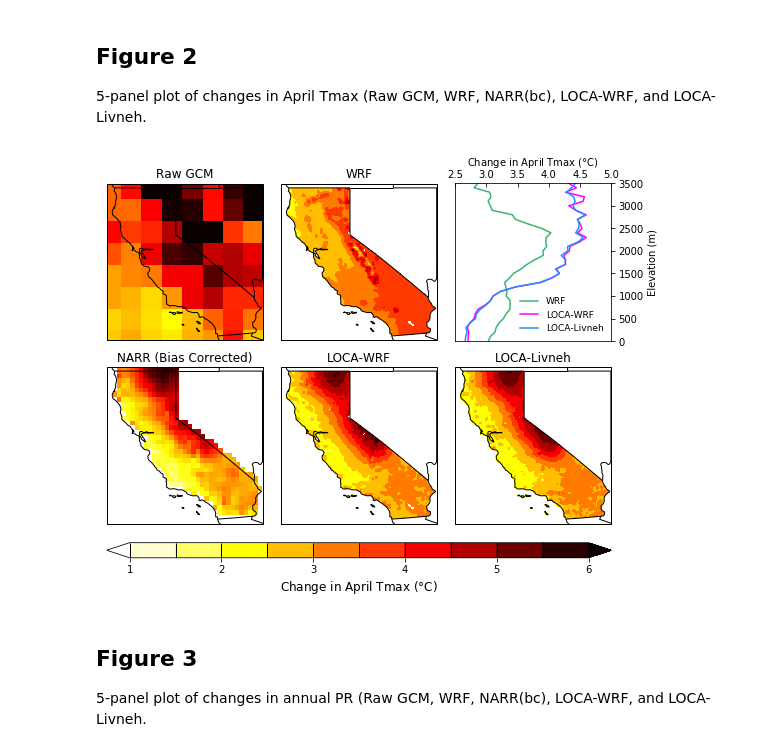
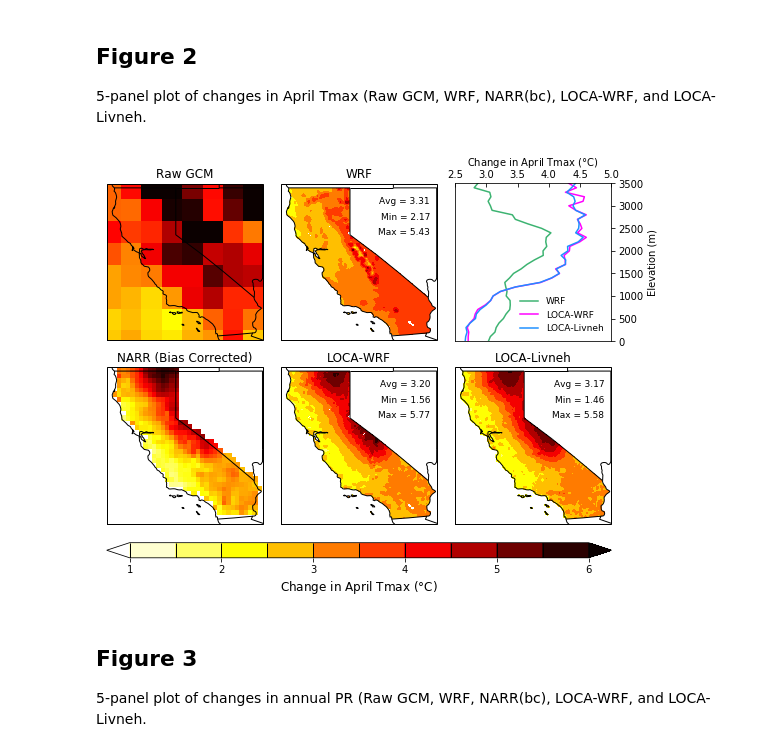
Before and after one commit to neil-berg/doe-downscaling, a Jupyter notebook: paper-figures.ipynb, the cells around one changed output. Cells and saved outputs as stored; diff of their text form; code cells hidden in the pictures.

Commit message:
subpanel text

```diff
--- a/paper-figures.ipynb
+++ b/paper-figures.ipynb
@@ -250,6 +372,19 @@ for h in range(0,3600,100):
     loca_wrf_list.append(temp_df['LOCA-WRF'])
     loca_livneh_list.append(temp_df['LOCA-Livneh'])
 
+# AVG, MIN, and MAX statistics
+wrf_change_tmax_real = wrf_change_tmax[wrf_change_tmax > -100] # quick way to filter out nans
+wrf_change_tmax_avg, wrf_change_tmax_min, wrf_change_tmax_max = np.mean(wrf_change_tmax_real),\
+                                    np.min(wrf_change_tmax_real), np.max(wrf_change_tmax_real)
+
+loca_wrf_change_tmax_real = loca_wrf_change_tmax[loca_wrf_change_tmax > -100] # quick way to filter out nans
+loca_wrf_change_tmax_avg, loca_wrf_change_tmax_min, loca_wrf_change_tmax_max = np.mean(loca_wrf_change_tmax_real), \
+                    np.min(loca_wrf_change_tmax_real), np.max(loca_wrf_change_tmax_real)
+
+loca_livneh_change_tmax_real = loca_livneh_change_tmax[loca_livneh_change_tmax > -100] # quick way to filter out nans
+loca_livneh_change_tmax_avg, loca_livneh_change_tmax_min, loca_livneh_change_tmax_max = np.mean(loca_livneh_change_tmax_real), \
+                    np.min(loca_livneh_change_tmax_real), np.max(loca_livneh_change_tmax_real)
+
 # Figure ---
 plot_ticks = np.linspace(1,6,11)
 
@@ -276,6 +411,18 @@ ax2.set_title('WRF', fontsize=12)
 ax2.add_feature(states_provinces, edgecolor='black')
 ax2.add_feature(cfeature.BORDERS)
 ax2.set_extent([235.25,246,32.25,42.25])
+ax2.text(-114.5, 41, 'Avg = {0:.2f}'.format(wrf_change_tmax_avg),
+        horizontalalignment='right',
+        transform=ccrs.Geodetic(),
+        fontsize=9)
+ax2.text(-114.5, 40, 'Min = {0:.2f}'.format(wrf_change_tmax_min),
+        horizontalalignment='right',
+        transform=ccrs.Geodetic(),
+        fontsize=9)
+ax2.text(-114.5, 39, 'Max = {0:.2f}'.format(wrf_change_tmax_max),
+        horizontalalignment='right',
+        transform=ccrs.Geodetic(),
+        fontsize=9)
 plot2 = ax2.contourf(same_lon, same_lat, wrf_change_tmax, plot_ticks,
                      transform=ccrs.PlateCarree(), cmap='hot_r', extend='both')
 ax2.set_aspect(abs(x1-x0)/abs(y1-y0))
@@ -319,6 +466,18 @@ ax5.set_title('LOCA-WRF', fontsize=12)
 ax5.add_feature(states_provinces, edgecolor='black')
 ax5.add_feature(cfeature.BORDERS)
 ax5.set_extent([235.25,246,32.25,42.25])
+ax5.text(-114.5, 41, 'Avg = {0:.2f}'.format(loca_wrf_change_tmax_avg),
+        horizontalalignment='right',
+        transform=ccrs.Geodetic(),
+        fontsize=9)
+ax5.text(-114.5, 40, 'Min = {0:.2f}'.format(loca_wrf_change_tmax_min),
+        horizontalalignment='right',
+        transform=ccrs.Geodetic(),
+        fontsize=9)
+ax5.text(-114.5, 39, 'Max = {0:.2f}'.format(loca_wrf_change_tmax_max),
+        horizontalalignment='right',
+        transform=ccrs.Geodetic(),
+        fontsize=9)
 plot5 = ax5.contourf(same_lon, same_lat, loca_wrf_change_tmax, plot_ticks,
                      transform=ccrs.PlateCarree(), cmap='hot_r', extend='both')
 ax5.set_aspect(abs(x1-x0)/abs(y1-y0))
@@ -327,34 +486,46 @@ ax5.set_aspect(abs(x1-x0)/abs(y1-y0))
 ax6 = fig.add_subplot(2, 3, 6, projection=ccrs.PlateCarree())
 ax6.coastlines('50m')
 ax6.set_title('LOCA-Livneh', fontsize=12)
 ax6.add_feature(states_provinces, edgecolor='black')
 ax6.add_feature(cfeature.BORDERS)
 ax6.set_extent([235.25,246,32.25,42.25])
+ax6.text(-114.5, 41, 'Avg = {0:.2f}'.format(loca_livneh_change_tmax_avg),
+        horizontalalignment='right',
+        transform=ccrs.Geodetic(),
+        fontsize=9)
+ax6.text(-114.5, 40, 'Min = {0:.2f}'.format(loca_livneh_change_tmax_min),
+        horizontalalignment='right',
+        transform=ccrs.Geodetic(),
+        fontsize=9)
+ax6.text(-114.5, 39, 'Max = {0:.2f}'.format(loca_livneh_change_tmax_max),
+        horizontalalignment='right',
+        transform=ccrs.Geodetic(),
+        fontsize=9)
 plot6 = ax6.contourf(same_lon, same_lat, loca_livneh_change_tmax, plot_ticks,
                      transform=ccrs.PlateCarree(), cmap='hot_r', extend='both')
 ax6.set_aspect(abs(x1-x0)/abs(y1-y0))
 
 fig.tight_layout(h_pad=-3)
 
 # Obtain axes coordinates for each subplot for colorbar positioning
 ax1_pos = ax1.get_position() # details on ax1_pos.x0, .y0, .x1, .y1, .height .width
 ax2_pos = ax2.get_position()
 ax3_pos = ax3.get_position()
 ax4_pos = ax4.get_position()
 ax5_pos = ax5.get_position()
 ax6_pos = ax6.get_position()
 
 # Colorbar for all panels
 cbar_height = 0.035
 cbar_ax = fig.add_axes([ax4_pos.x0, ax4_pos.y0-.02, ax6_pos.x1-ax4_pos.x0, cbar_height]) # bottom left corner x,y, and width, height
 cbar = plt.colorbar(plot2, cax=cbar_ax, orientation='horizontal', drawedges=True, extend='both')
 cbar.dividers.set_edgecolor('black')
 cbar.dividers.set_linewidth(1)
 cbar.set_label('Change in April Tmax '+'('+r'$\degree$'+'C)', fontsize=12)
 
 #plt.savefig('/Users/nberg/Desktop/comparison.eps', dpi=300, bbox_inches='tight')
 # %% [output]
-[figure, old version]
+[figure, new version]
 # %% [markdown]
 ## Figure 3
 
```
Also changed, not shown: parts of 2 cells of this notebook.
